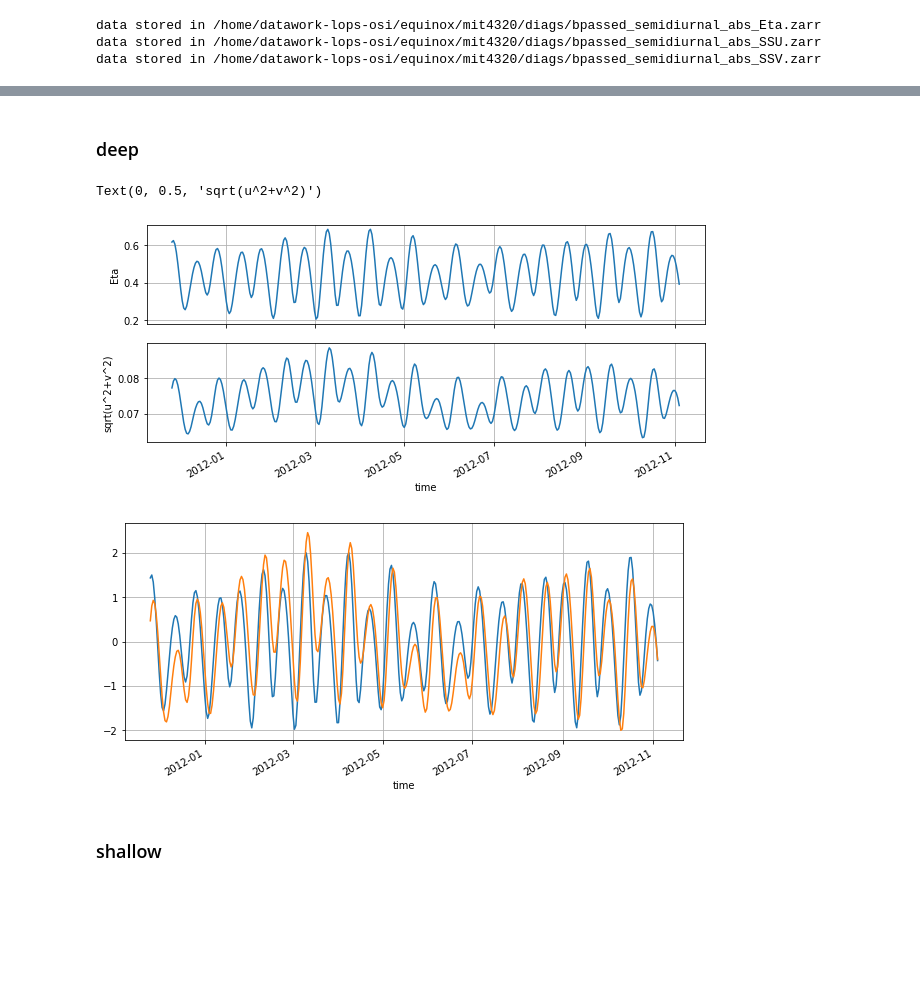
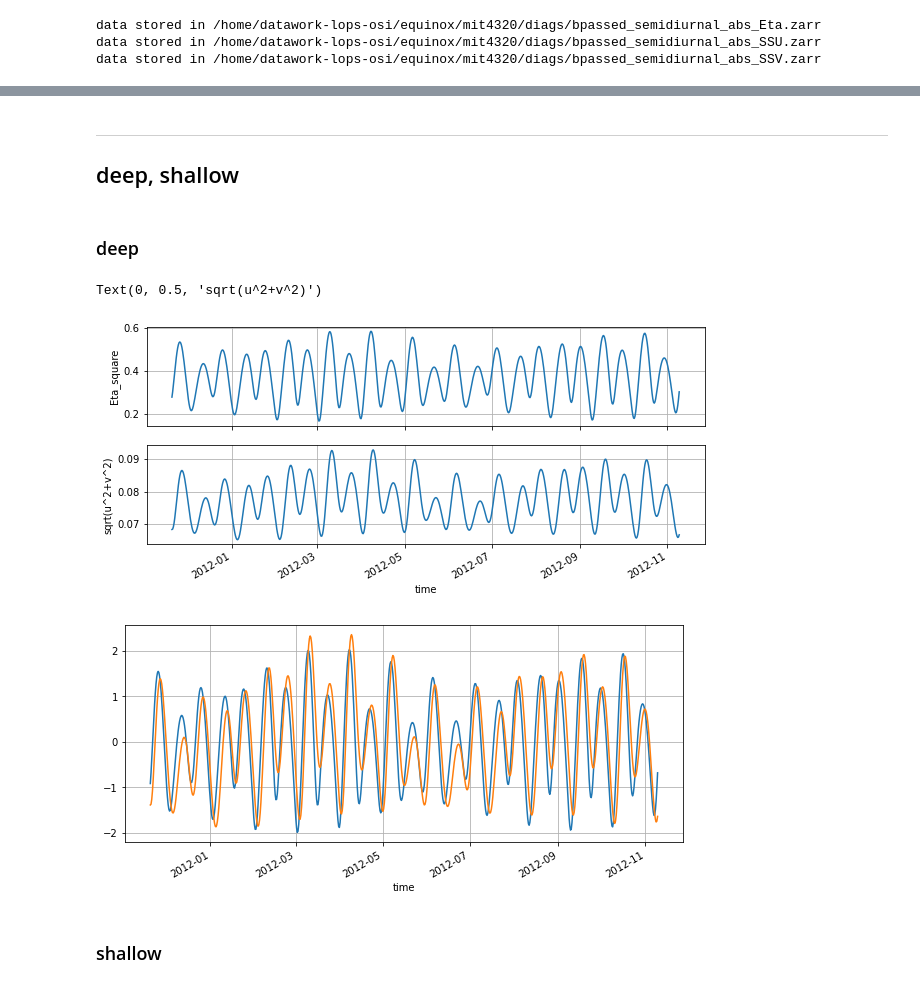
Before and after one commit to apatlpo/mit_equinox, a Jupyter notebook: temporal/filter_bpassed_baveraged.ipynb, the cells around one changed output, grey strips where cells are left out. Saved outputs shown, nothing was run; the diff lists cells and outputs as text; code cells hidden in the pictures; blank space fills up the shorter version.

```diff
--- a/temporal/filter_bpassed_baveraged.ipynb
+++ b/temporal/filter_bpassed_baveraged.ipynb
@@ -137,3 +167,19 @@ data stored in /home/datawork-lops-osi/equinox/mit4320/diags/bpassed_semidiurnal
 # %%
-ds = xr.merge([ut.load_diagnostic("bpassed_{}_abs_{}".format(name, v)) for v in ["Eta", "SSU", "SSV"]])
+V = ["Eta", "SSU", "SSV"]
+
+ds = xr.merge([ut.load_diagnostic("bpassed_{}_{}".format(name, v)) for v in V])
 ds = ds.isel(time=slice(T,-T))
+
+depth_threshold = 500
+
+mask_deep = (ds.Depth>depth_threshold).persist()
+mask_shallow = (ds.Depth<depth_threshold).persist()
+
+A_deep = ds.rA.where(mask_deep).mean(["face", "i", "j"]).compute()
+A_shallow = ds.rA.where(mask_shallow).mean(["face", "i", "j"]).compute()
+# %%
+for v in ds:
+    # multiply by 0.5 because Eta is the demodulated complex amplitude
+    ds[v+"_square"] = 0.5*abs(ds[v])**2
+
+#ds = ds.drop_vars(V)
@@ -142,0 +257,10 @@ shallow = ds.where(ds.Depth<500).mean(["face", "i", "j"]).persist()
+# %% [markdown]
+---
+
+## deep, shallow
+# %%
+_ds = ds.drop_vars(V)
+
+deep = (_ds.where(mask_deep)*_ds.rA/A_deep).mean(["face", "i", "j"]).persist()
+
+# wait that deep has been computed and loaded, memory usage is a bit high otherwise
@@ -148,31 +274,32 @@ _ds = deep
 fig, axes = plt.subplots(2,1, figsize=(10, 4))
 
 ax = axes[0]
-_ds["Eta"].plot(ax=ax)
+np.sqrt(_ds["Eta_square"]).plot(ax=ax)
 ax.set_xticklabels([])
 ax.grid()
 ax.set_xlabel("")
 
 ax = axes[1]
-np.sqrt(_ds["SSU"]**2+_ds["SSV"]**2).plot(ax=ax)
+np.sqrt(_ds["SSU_square"]+_ds["SSV_square"]).plot(ax=ax)
 #_ds["SSV"].plot(ax=ax)
 #ax.set_xticklabels([])
 ax.grid()
 ax.set_ylabel("sqrt(u^2+v^2)")
 # %% [output]
 Text(0, 0.5, 'sqrt(u^2+v^2)')
-[figure, old version]
+[figure, new version]
 # %%
-_ds = deep
-
 fig, ax = plt.subplots(1,1, figsize=(10, 4))
 
-((_ds["Eta"]-_ds["Eta"].mean())/_ds["Eta"].std() ).plot(ax=ax, label="Eta")
-_u = np.sqrt(_ds["SSU"]**2+_ds["SSV"]**2)
+_eta = np.sqrt(_ds["Eta_square"])
+
+((_eta-_eta.mean())/_eta.std() ).plot(ax=ax, label="Eta")
+
+_u = np.sqrt(_ds["SSU_square"]+_ds["SSV_square"])
 ((_u-_u.mean())/_u.std() ).plot(ax=ax, label="sqrt(u^2+v^2)")
 ax.grid()
 # %% [output]
-[figure, old version]
+[figure, new version]
 # %% [markdown]
 ### shallow
 # %%
```
Also changed, not shown: parts of 36 cells of this notebook, 4 other files.
